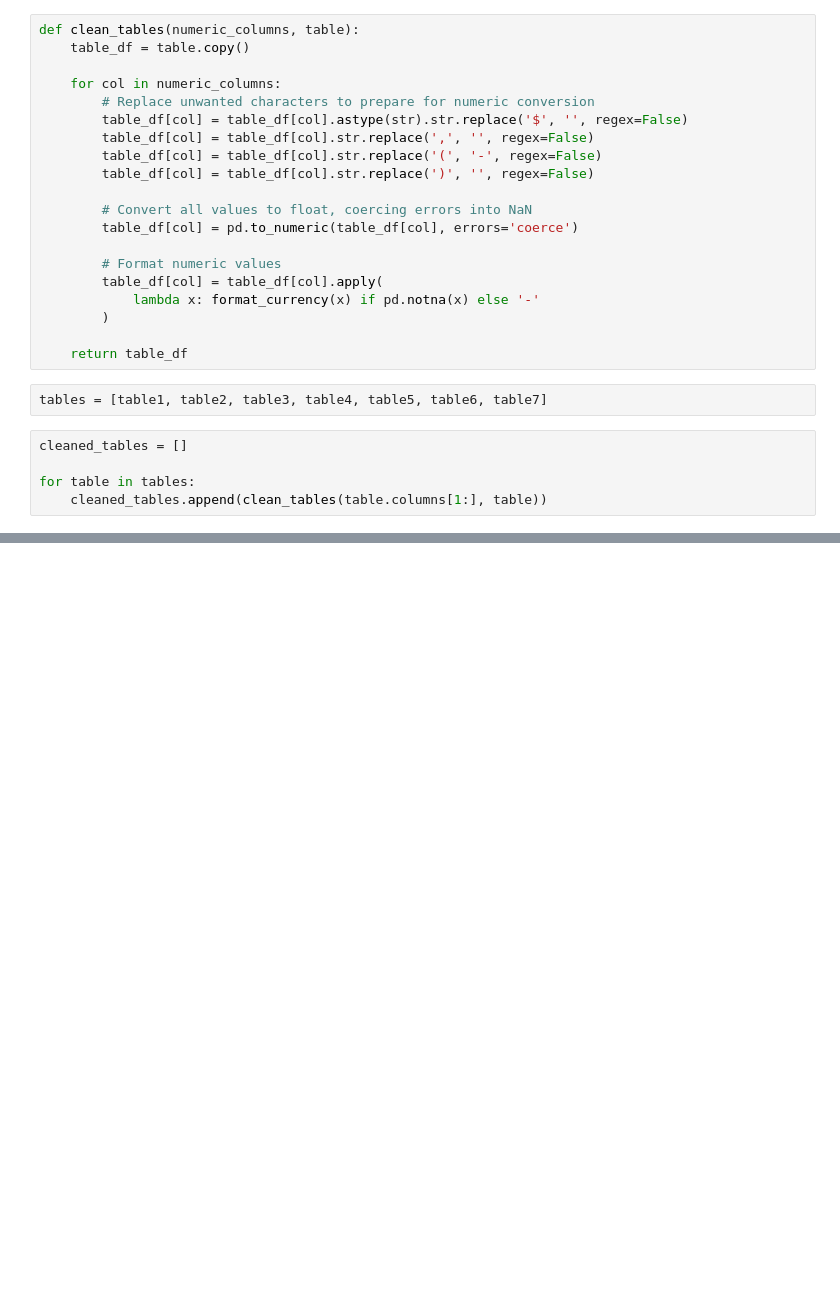
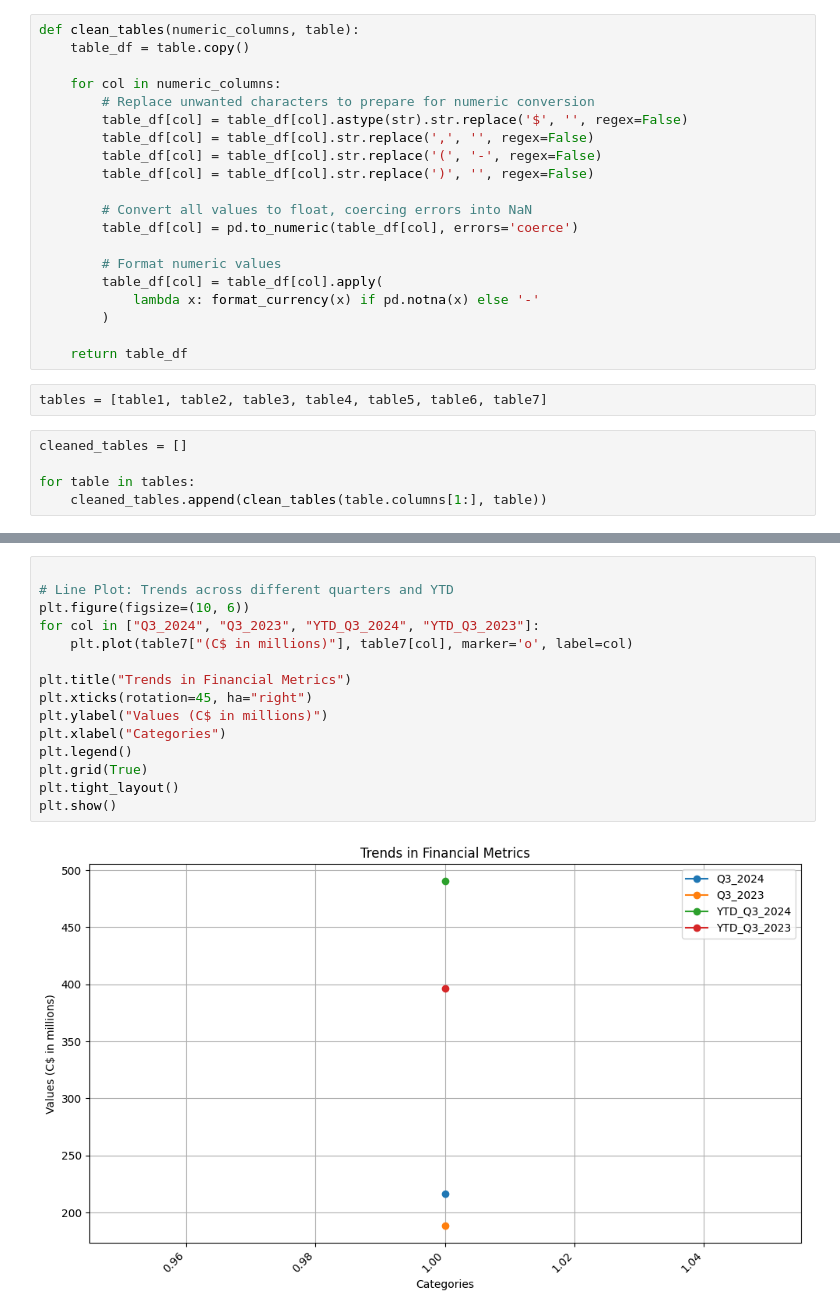
Before and after one commit to andrejet55/CTQuarterReportScrapping, a Jupyter notebook: PDF_Scrapping_on_CT_report.ipynb, the cells around one changed output, grey strips where cells are left out. Drawn from its saved outputs; the diff is of its cells as text; blank space fills up the shorter version.

```diff
--- a/PDF_Scrapping_on_CT_report.ipynb
+++ b/PDF_Scrapping_on_CT_report.ipynb
@@ -1079,0 +943,17 @@ for table in tables:
+# %%
+
+# Line Plot: Trends across different quarters and YTD
+plt.figure(figsize=(10, 6))
+for col in ["Q3_2024", "Q3_2023", "YTD_Q3_2024", "YTD_Q3_2023"]:
+    plt.plot(table7["(C$ in millions)"], table7[col], marker='o', label=col)
+
+plt.title("Trends in Financial Metrics")
+plt.xticks(rotation=45, ha="right")
+plt.ylabel("Values (C$ in millions)")
+plt.xlabel("Categories")
+plt.legend()
+plt.grid(True)
+plt.tight_layout()
+plt.show()
+# %% [output]
+[figure, added]
```
Also changed, not shown: parts of 34 cells of this notebook.
